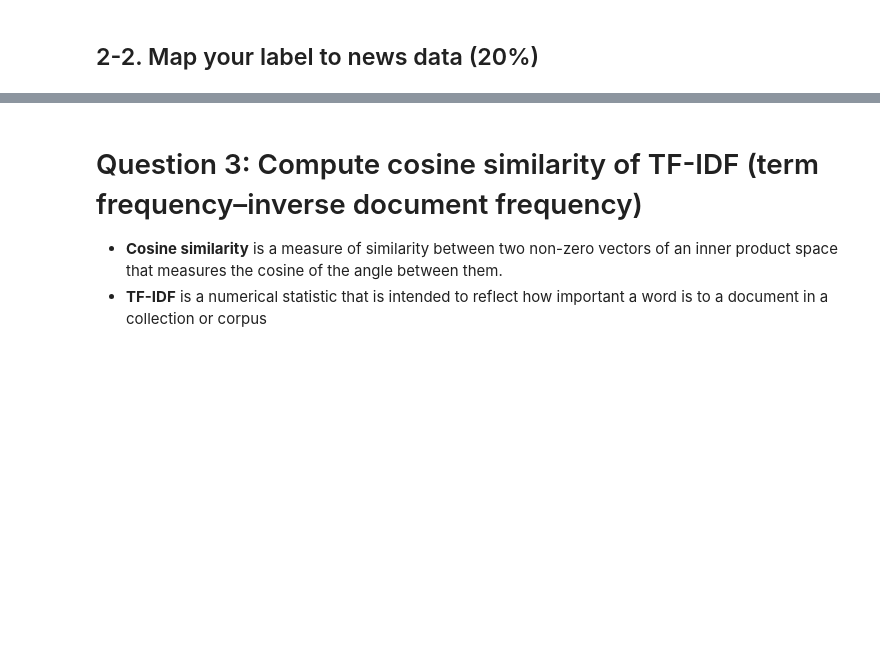
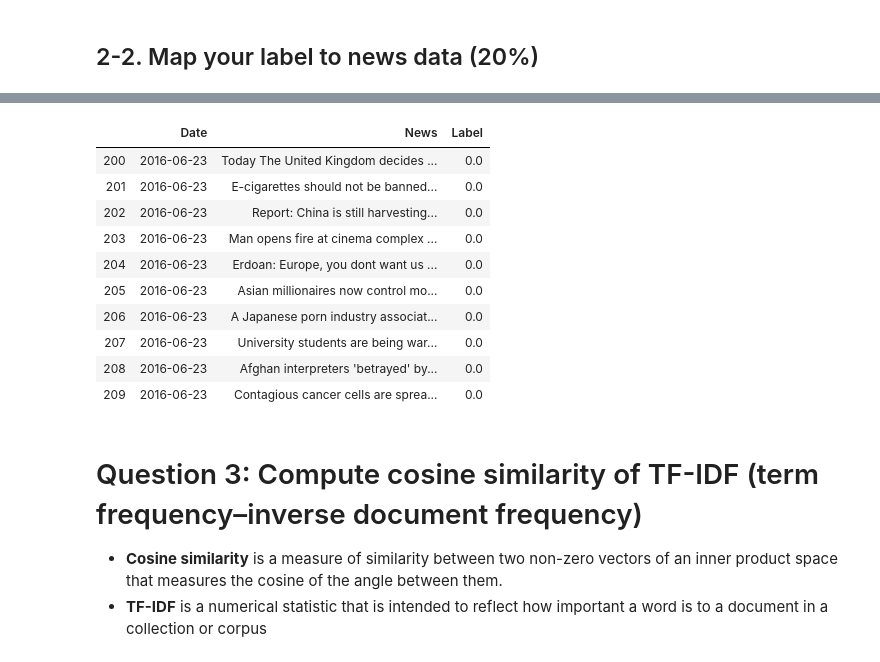
Before and after one commit to weberlu88/2021-Spring-NCU-MIS-DSML, a Jupyter notebook: pre test/Copy_106403551_of_Data_Science_and_Machine_Learning_pretest_v21_02.ipynb, the cells around one changed output, grey strips where cells are left out. Saved outputs shown, nothing was run; the diff lists cells and outputs as text; code cells hidden in the pictures; blank space fills up the shorter version.

```diff
--- a/pre test/Copy_106403551_of_Data_Science_and_Machine_Learning_pretest_v21_02.ipynb
+++ b/pre test/Copy_106403551_of_Data_Science_and_Machine_Learning_pretest_v21_02.ipynb
@@ -260,3 +348,17 @@ def news_label():
+# %%
+res.iloc[200:210]
+# %% [output]
+|  | Date | News | Label |
+| 200 | 2016-06-23 | Today The United Kingdom decides ... | 0.0 |
+| 201 | 2016-06-23 | E-cigarettes should not be banned... | 0.0 |
+| 202 | 2016-06-23 | Report: China is still harvesting... | 0.0 |
+| 203 | 2016-06-23 | Man opens fire at cinema complex ... | 0.0 |
+| 204 | 2016-06-23 | Erdoan: Europe, you dont want us ... | 0.0 |
+| 205 | 2016-06-23 | Asian millionaires now control mo... | 0.0 |
+| 206 | 2016-06-23 | A Japanese porn industry associat... | 0.0 |
+| 207 | 2016-06-23 | University students are being war... | 0.0 |
+| 208 | 2016-06-23 | Afghan interpreters 'betrayed' by... | 0.0 |
+| 209 | 2016-06-23 | Contagious cancer cells are sprea... | 0.0 |
 # %% [markdown]
 # Question 3: Compute cosine similarity of TF-IDF (term frequency–inverse document frequency)
 -  **Cosine similarity** is a measure of similarity between two non-zero vectors of an inner product space that measures the cosine of the angle between them.
```
Also changed, not shown: parts of 10 cells of this notebook, 2 other files.
